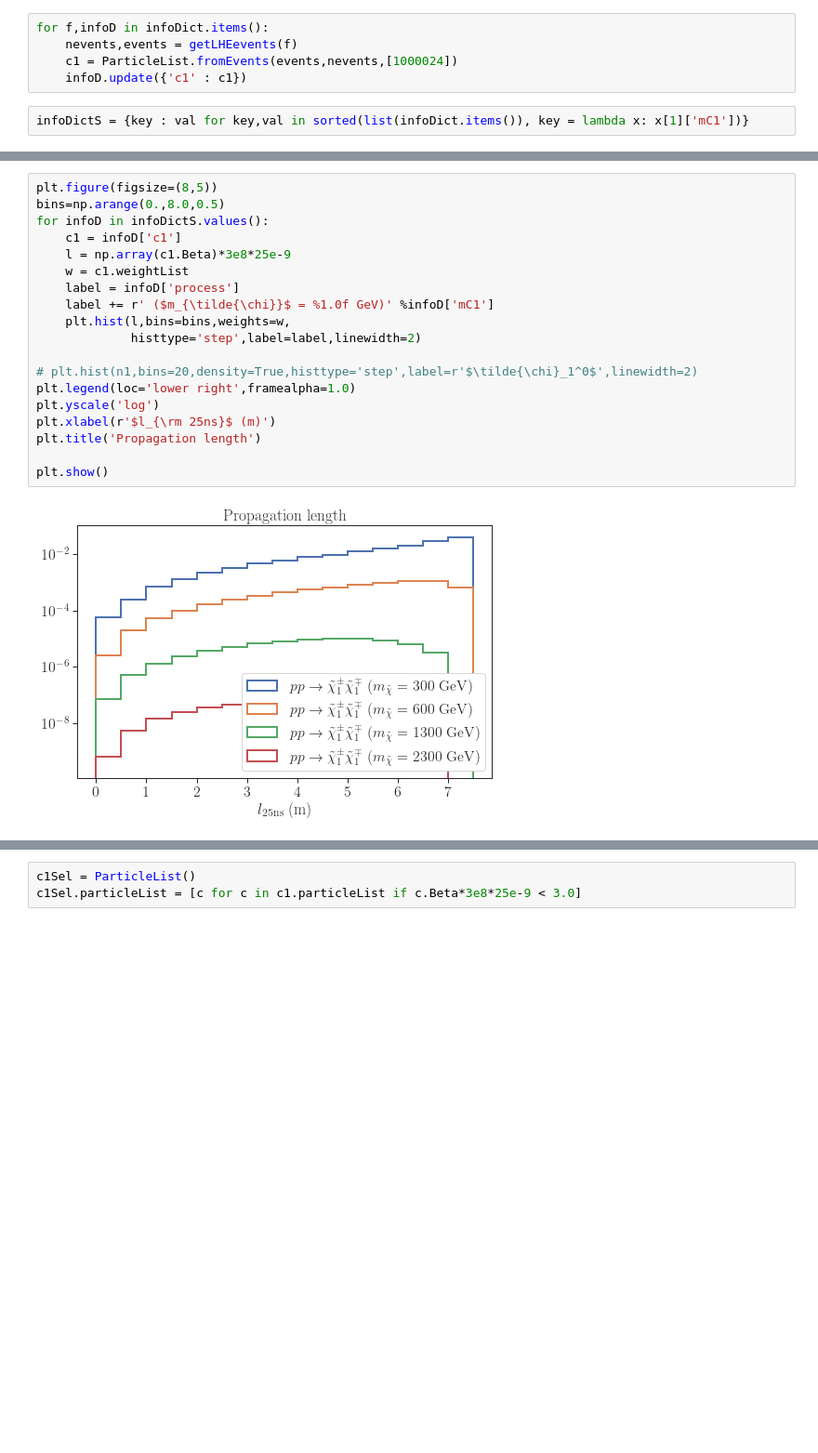
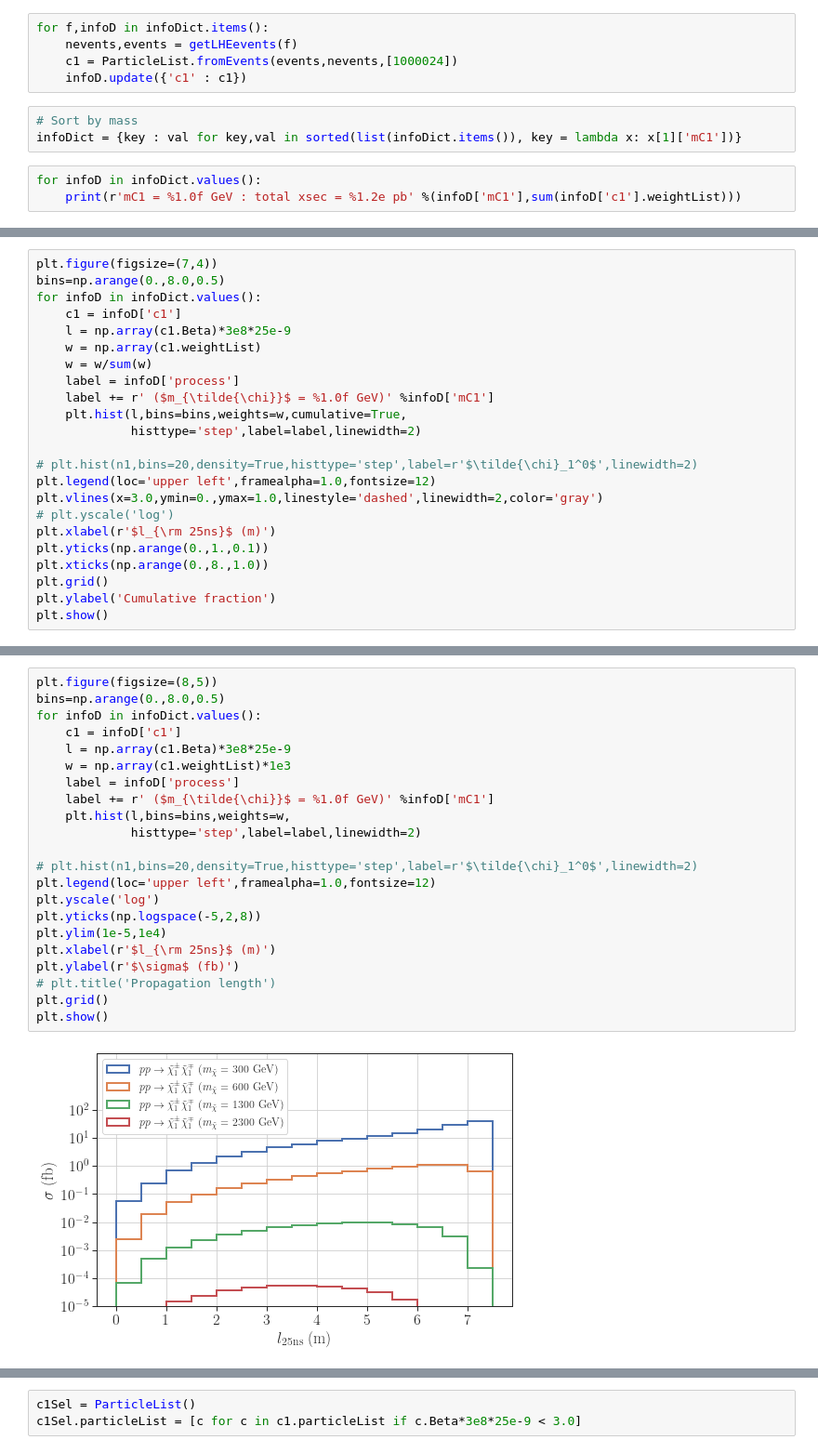
Before and after one commit to andlessa/llpBoost, a Jupyter notebook: plots/plotDists-Chargino.ipynb, the cells around one changed output, grey strips where cells are left out. Shown: that part at 93% size. Drawn from its saved outputs; the diff is of its cells as text; blank space fills up the shorter version.

```diff
--- a/plots/plotDists-Chargino.ipynb
+++ b/plots/plotDists-Chargino.ipynb
@@ -34,4 +34,8 @@ for f,infoD in infoDict.items():
     c1 = ParticleList.fromEvents(events,nevents,[1000024])
     infoD.update({'c1' : c1})
 # %%
-infoDictS = {key : val for key,val in sorted(list(infoDict.items()), key = lambda x: x[1]['mC1'])}
+# Sort by mass
+infoDict = {key : val for key,val in sorted(list(infoDict.items()), key = lambda x: x[1]['mC1'])}
+# %%
+for infoD in infoDict.values():
+    print(r'mC1 = %1.0f GeV : total xsec = %1.2e pb' %(infoD['mC1'],sum(infoD['c1'].weightList)))
@@ -37,0 +47,23 @@ infoDictS = {key : val for key,val in sorted(list(infoDict.items()), key = lambd
+# %%
+plt.figure(figsize=(7,4))
+bins=np.arange(0.,8.0,0.5)
+for infoD in infoDict.values():
+    c1 = infoD['c1']
+    l = np.array(c1.Beta)*3e8*25e-9
+    w = np.array(c1.weightList)
+    w = w/sum(w)
+    label = infoD['process']
+    label += r' ($m_{\tilde{\chi}}$ = %1.0f GeV)' %infoD['mC1']
+    plt.hist(l,bins=bins,weights=w,cumulative=True,
+             histtype='step',label=label,linewidth=2)
+
+# plt.hist(n1,bins=20,density=True,histtype='step',label=r'$\tilde{\chi}_1^0$',linewidth=2)
+plt.legend(loc='upper left',framealpha=1.0,fontsize=12)
+plt.vlines(x=3.0,ymin=0.,ymax=1.0,linestyle='dashed',linewidth=2,color='gray')
+# plt.yscale('log')
+plt.xlabel(r'$l_{\rm 25ns}$ (m)')
+plt.yticks(np.arange(0.,1.,0.1))
+plt.xticks(np.arange(0.,8.,1.0))
+plt.grid()
+plt.ylabel('Cumulative fraction')
+plt.show()
@@ -38,21 +72,24 @@ infoDictS = {key : val for key,val in sorted(list(infoDict.items()), key = lambd
 # %%
 plt.figure(figsize=(8,5))
 bins=np.arange(0.,8.0,0.5)
-for infoD in infoDictS.values():
+for infoD in infoDict.values():
     c1 = infoD['c1']
     l = np.array(c1.Beta)*3e8*25e-9
-    w = c1.weightList
+    w = np.array(c1.weightList)*1e3
     label = infoD['process']
     label += r' ($m_{\tilde{\chi}}$ = %1.0f GeV)' %infoD['mC1']
     plt.hist(l,bins=bins,weights=w,
              histtype='step',label=label,linewidth=2)
 
 # plt.hist(n1,bins=20,density=True,histtype='step',label=r'$\tilde{\chi}_1^0$',linewidth=2)
-plt.legend(loc='lower right',framealpha=1.0)
+plt.legend(loc='upper left',framealpha=1.0,fontsize=12)
 plt.yscale('log')
+plt.yticks(np.logspace(-5,2,8))
+plt.ylim(1e-5,1e4)
 plt.xlabel(r'$l_{\rm 25ns}$ (m)')
-plt.title('Propagation length')
-
+plt.ylabel(r'$\sigma$ (fb)')
+# plt.title('Propagation length')
+plt.grid()
 plt.show()
 # %% [output]
-[figure, old version]
+[figure, new version]
```
Also changed, not shown: parts of 5 cells of this notebook.
